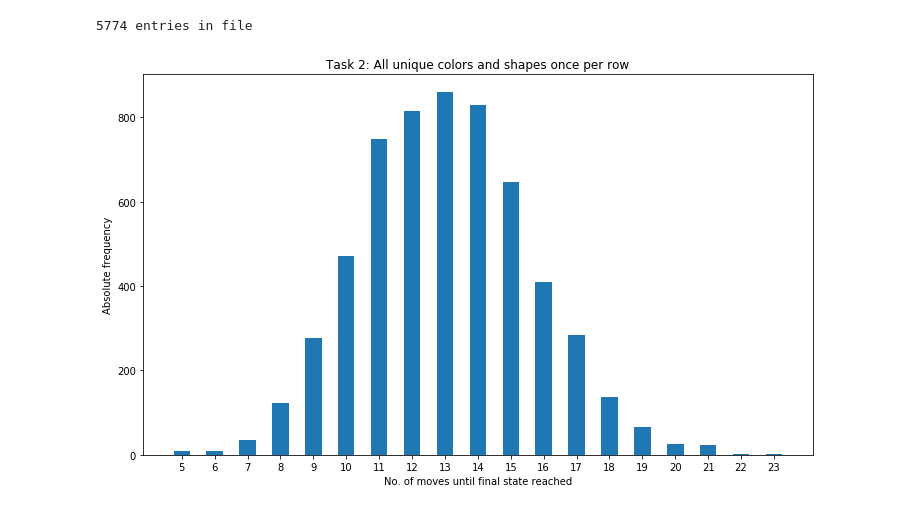
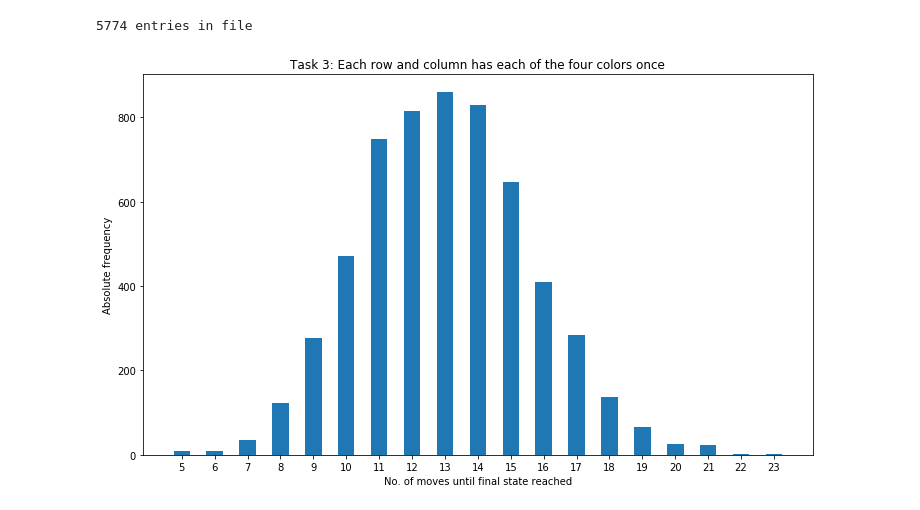
Before and after one commit to verrannt/shelf-solver, a Jupyter notebook: Plotting.ipynb, the cells around one changed output. Saved outputs shown, nothing was run; the diff lists cells and outputs as text; code cells hidden in the pictures.

Commit message:
plot task 3

```diff
--- a/Plotting.ipynb
+++ b/Plotting.ipynb
@@ -58,14 +58,14 @@ print(len(depths), "entries in file")
 # %%
 import matplotlib.pyplot as plt
 plt.figure(figsize=(12,7))
-plt.title('Task 2: All unique colors and shapes once per row')
+plt.title('Task 3: Each row and column has each of the four colors once')
 bins= np.arange(min(depths),max(depths)+1,.5) #[5.,5.5,6.,6.5,7.,7.5,8.,8.5,9.,9.5,10.,10.5]
 plt.hist(depths, bins,align='left')
 #plt.title('Absolute frequencies of number of moves')
 plt.xlabel('No. of moves until final state reached')
 plt.ylabel('Absolute frequency')
 plt.xticks(np.arange(min(depths),max(depths)+1))
 plt.savefig('plots/task3')
 plt.show()
 # %% [output]
-[figure, old version]
+[figure, new version]
```
Also changed, not shown: 1 other file.
